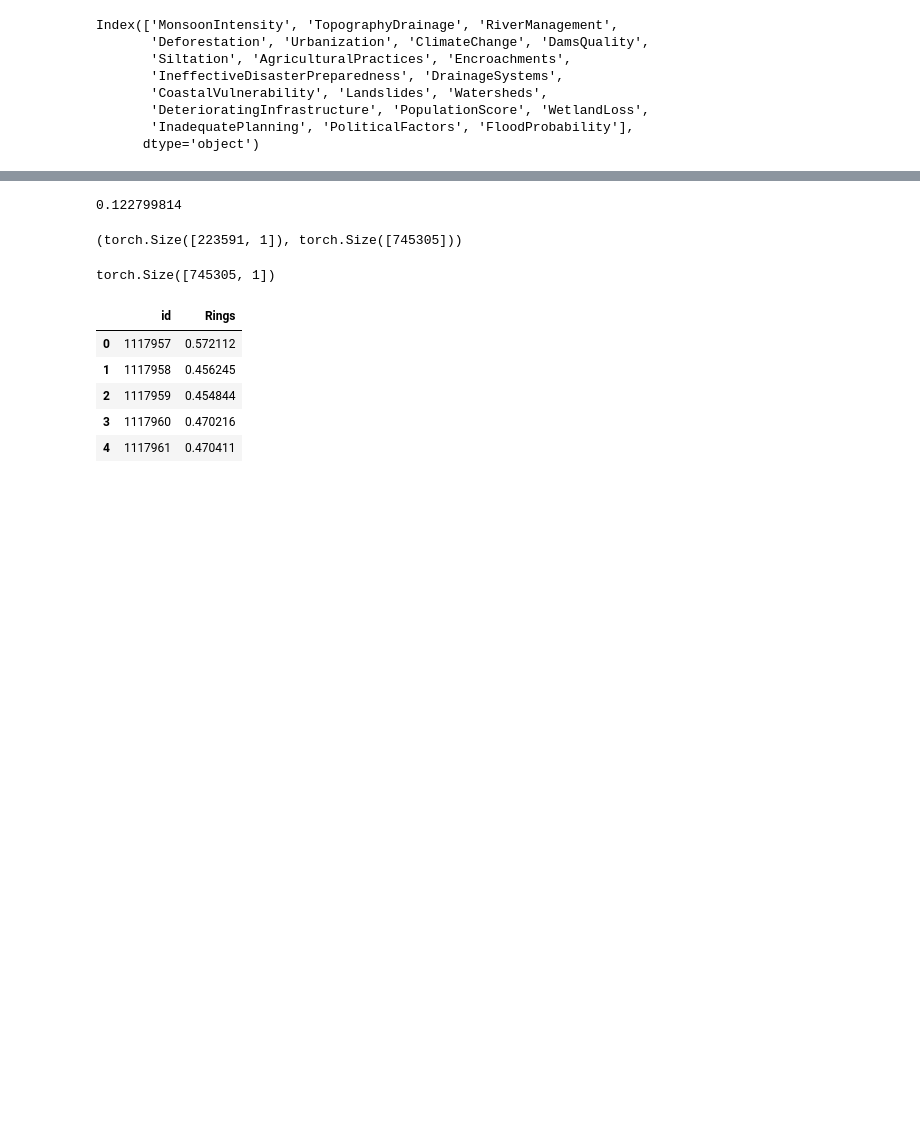
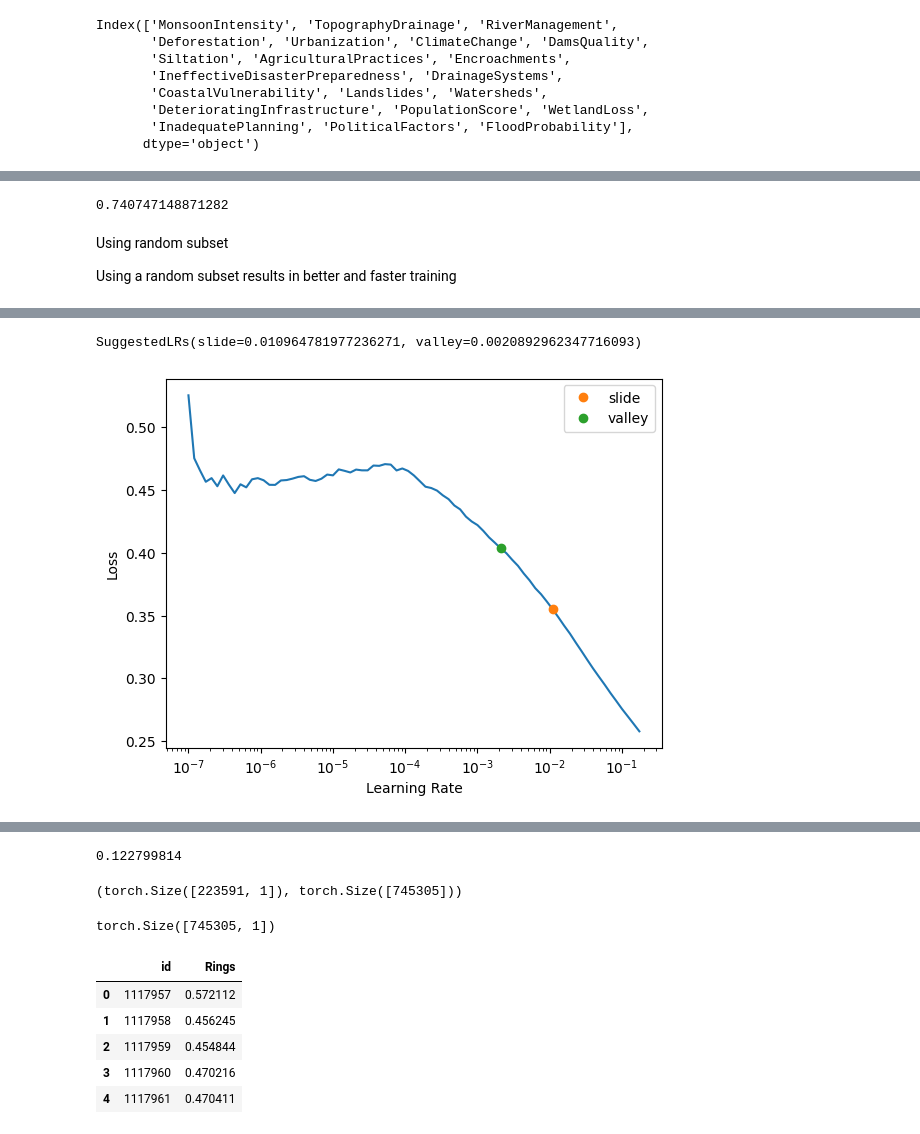
Before and after one commit to rubanzasilva/flood_prediction, a Jupyter notebook: s04e05_fastai_exp1.ipynb, the cells around one changed output, grey strips where cells are left out. Drawn from its saved outputs; the diff is of its cells as text; code cells hidden in the pictures; blank space fills up the shorter version.

```diff
--- a/s04e05_fastai_exp1.ipynb
+++ b/s04e05_fastai_exp1.ipynb
@@ -152,0 +174,30 @@ Index(['MonsoonIntensity', 'TopographyDrainage', 'RiverManagement',
+# %%
+r2_score(y_test,nn_preds_x)
+# %% [output]
+0.740747148871282
+# %% [markdown]
+Using random subset
+
+Using a random subset results in better and faster training
+# %%
+train_subset = train_df.sample(n=50000,replace=False)
+test_subset = test_df.sample(n=30000,replace=False)
+# %%
+cont_names,cat_names = cont_cat_split(train_subset, dep_var='FloodProbability')
+splits = RandomSplitter(valid_pct=0.2)(range_of(train_subset))
+to = TabularPandas(train_subset, procs=[Categorify, FillMissing,Normalize],
+                   cat_names = cat_names,
+                   cont_names = cont_names,
+                   y_names='FloodProbability',
+                   y_block=RegressionBlock(),
+                   splits=splits)
+
+X_train, y_train = to.train.xs, to.train.ys.values.ravel()
+X_test, y_test = to.valid.xs, to.valid.ys.values.ravel()
+
+dls = to.dataloaders(bs=64)
+test_dl = dls.test_dl(test_subset)
+# %%
+learn = tabular_learner(dls, metrics=R2Score())
+learn.lr_find(suggest_funcs=(slide,valley))
+# %% [output]
@@ -152,0 +205,2 @@ Index(['MonsoonIntensity', 'TopographyDrainage', 'RiverManagement',
+SuggestedLRs(slide=0.010964781977236271, valley=0.0020892962347716093)
+[figure, added]
```
Also changed, not shown: parts of 44 cells of this notebook.
